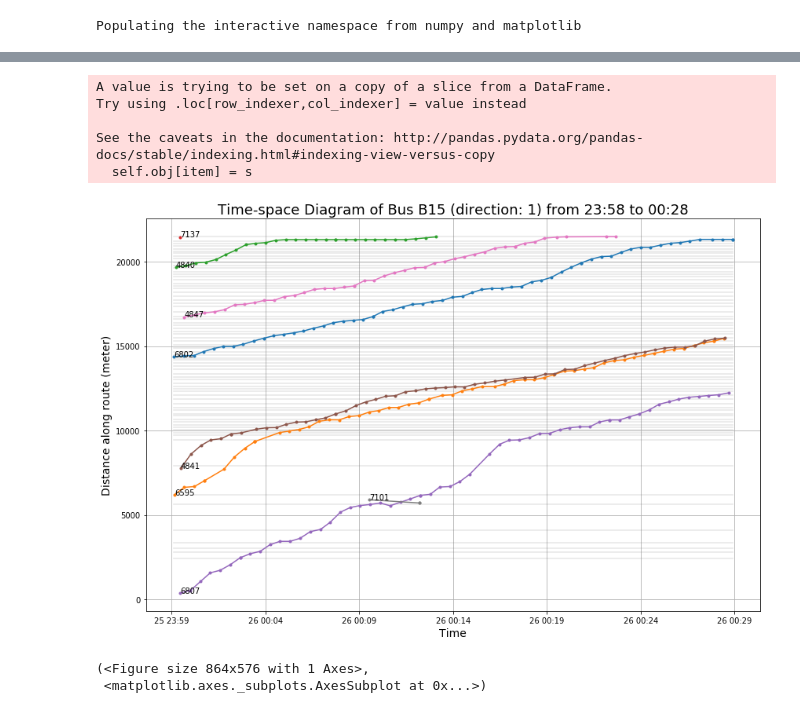
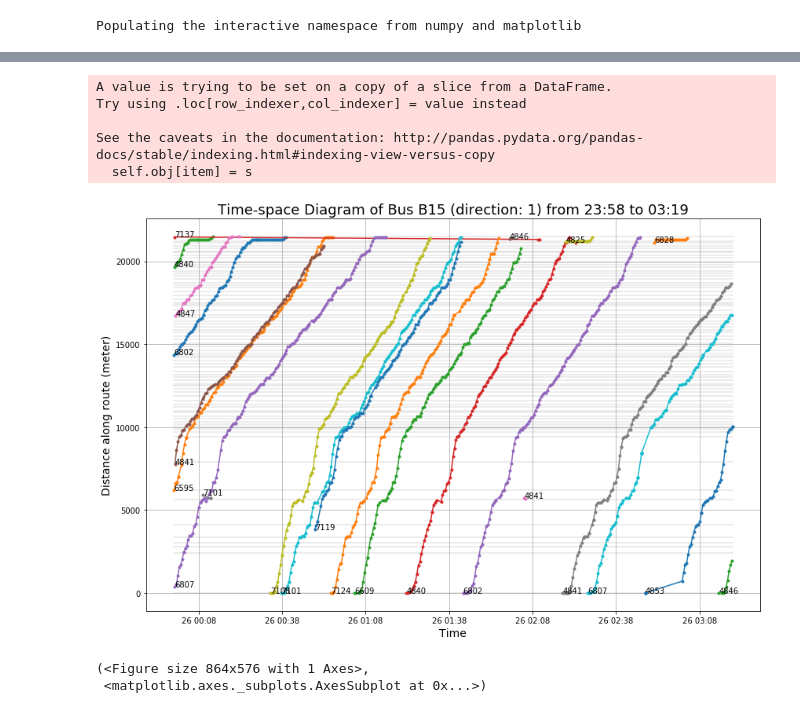
Before and after one commit to ywnch/buskit, a Jupyter notebook: developer_simulation.ipynb, the cells around one changed output, grey strips where cells are left out. Cells and saved outputs as stored; diff of their text form; code cells hidden in the pictures.

```diff
--- a/developer_simulation.ipynb
+++ b/developer_simulation.ipynb
@@ -59,2 +39,2 @@ Type:      function
 # %%
-bsim.plot_sim(archive_path, 1, live_bus, active_bus, stops, links, stop_pos, sim_time=30, rate=0.1)
+bsim.simulate(archive_path, 1, live_bus, active_bus, stops, links, stop_pos, sim_time=200)
@@ -65,14 +41,14 @@ Time elapsed: 1800 seconds
 # %%
 # plot TSD for cross-validation
 df = pd.read_csv(archive_path)
 df = bdata.split_trips(df)
-bdata.plot_tsd(df, 1, 0, 30)
+bdata.plot_tsd(df, 1, 0, 201)
 # %% [output]
 A value is trying to be set on a copy of a slice from a DataFrame.
 Try using .loc[row_indexer,col_indexer] = value instead
 
 See the caveats in the documentation: http://pandas.pydata.org/pandas-docs/stable/indexing.html#indexing-view-versus-copy
   self.obj[item] = s
-[figure, old version]
+[figure, new version]
 (<Figure size 864x576 with 1 Axes>,
  <matplotlib.axes._subplots.AxesSubplot at 0x...>)
```
Also changed, not shown: parts of 21 cells of this notebook, 7 other files.
